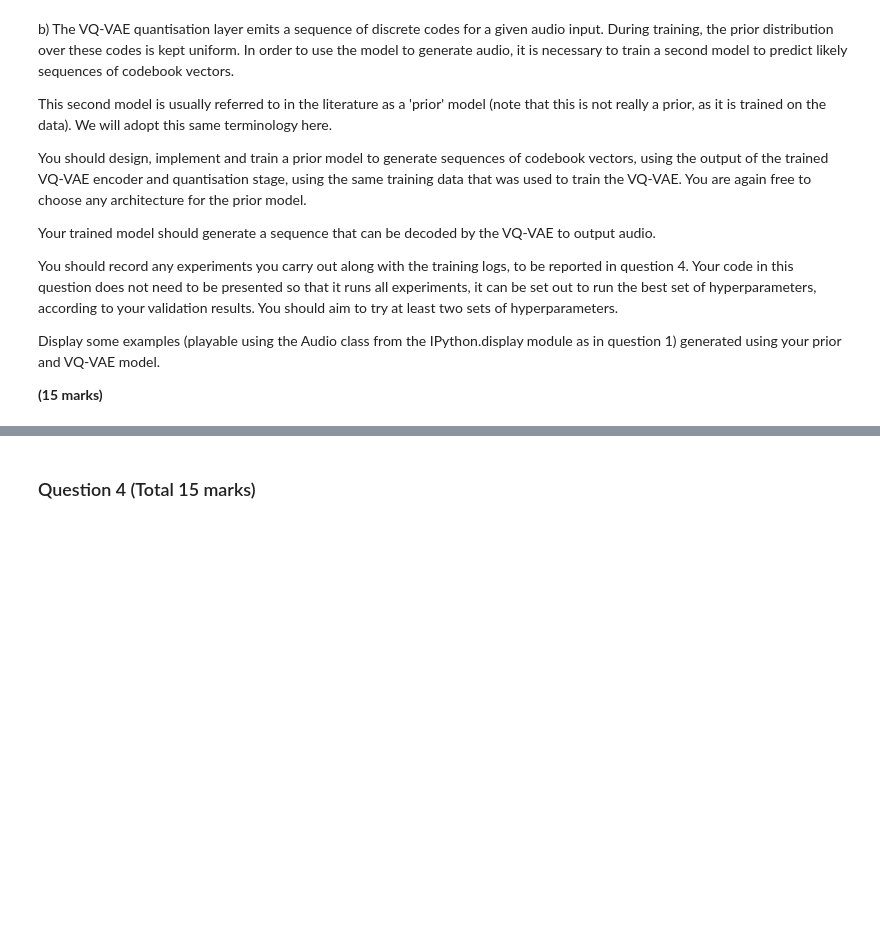
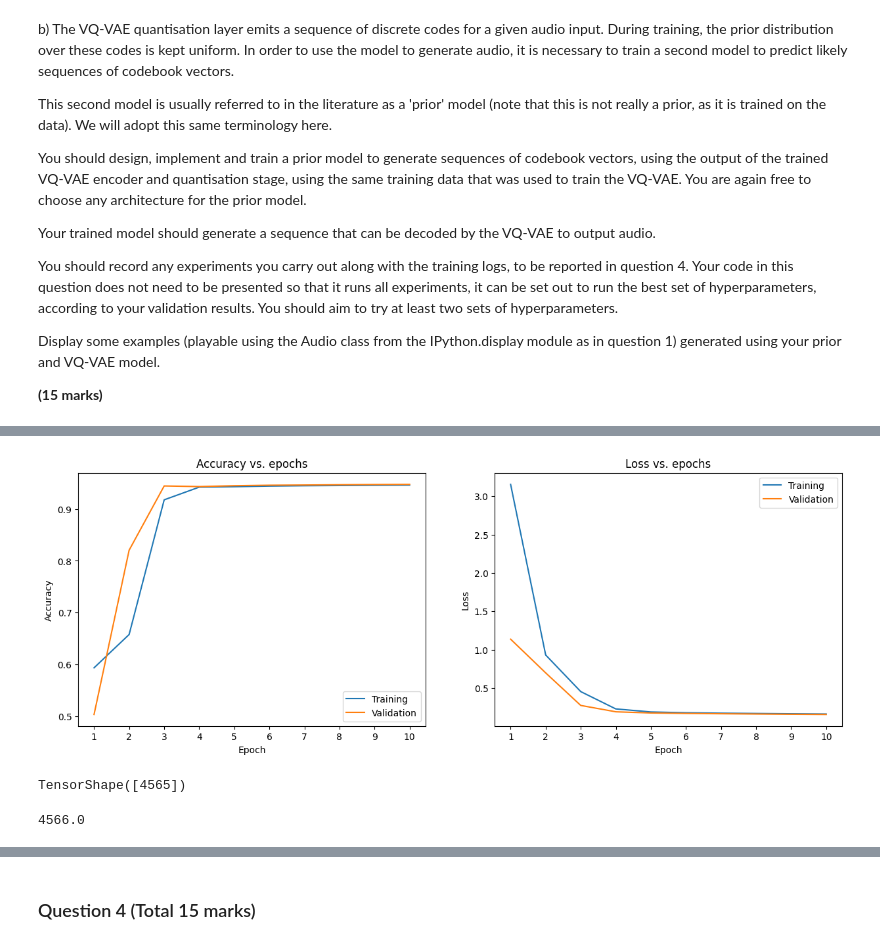
Before and after one commit to bloup1/Deep-Learning, a Jupyter notebook: Summative_assessment_3.ipynb, the cells around one changed output, grey strips where cells are left out. Cells and saved outputs as stored; diff of their text form; code cells hidden in the pictures; blank space fills up the shorter version.

```diff
--- a/Summative_assessment_3.ipynb
+++ b/Summative_assessment_3.ipynb
@@ -1266,0 +1081,4 @@ Display some examples (playable using the Audio class from the IPython.display m
+# %%
+train_cb_onematrix  = np.concatenate(train_cb_list)
+val_cb_onematrix    = np.concatenate(val_cb_list)
+test_cb_onematrix   = np.concatenate(test_cb_list)
@@ -1266,0 +1102,9 @@ Display some examples (playable using the Audio class from the IPython.display m
+# %%
+def inputs_and_targets(batch):
+    inputs = batch[:-1]
+    targets = batch[1:]
+    return inputs, targets
+
+train_ds_ar = train_slice_cb.map(inputs_and_targets).batch(64)
+val_ds_ar   = val_slice_cb.map(inputs_and_targets).batch(64)
+test_ds_ar  = test_slice_cb.map(inputs_and_targets).batch(64)
@@ -1266,0 +1222,6 @@ Display some examples (playable using the Audio class from the IPython.display m
+# %%
+rnn_model = get_model(sequence_dim = 128, embedding_dim = 64, gru_units = 256)
+rnn_model.summary()
+
+history = rnn_model.fit(train_ds_ar, validation_data=val_ds_ar, epochs=10,
+                        callbacks=[tf.keras.callbacks.EarlyStopping(patience=3)])
@@ -1266,0 +1266,28 @@ Display some examples (playable using the Audio class from the IPython.display m
+# %%
+# Run this cell to plot accuracy vs epoch and loss vs epoch
+
+plt.figure(figsize=(15,5))
+plt.subplot(121)
+plt.plot(history.history['preds_sequence_sparse_categorical_accuracy'])
+plt.plot(history.history['val_preds_sequence_sparse_categorical_accuracy'])
+plt.title('Accuracy vs. epochs')
+plt.ylabel('Accuracy')
+plt.xlabel('Epoch')
+plt.xticks(np.arange(len(history.history['preds_sequence_sparse_categorical_accuracy'])))
+ax = plt.gca()
+ax.set_xticklabels(1 + np.arange(len(history.history['preds_sequence_sparse_categorical_accuracy'])))
+plt.legend(['Training', 'Validation'], loc='lower right')
+
+plt.subplot(122)
+plt.plot(history.history['loss'])
+plt.plot(history.history['val_loss'])
+plt.title('Loss vs. epochs')
+plt.ylabel('Loss')
+plt.xlabel('Epoch')
+plt.xticks(np.arange(len(history.history['preds_sequence_sparse_categorical_accuracy'])))
+ax = plt.gca()
+ax.set_xticklabels(1 + np.arange(len(history.history['preds_sequence_sparse_categorical_accuracy'])))
+plt.legend(['Training', 'Validation'], loc='upper right')
+plt.show()
+# %% [output]
+[figure, added]
@@ -1266,0 +1303,8 @@ Display some examples (playable using the Audio class from the IPython.display m
+# %%
+a_test_codebook.shape
+# %% [output]
+TensorShape([4565])
+# %%
+sound_max_length_padded/2/2
+# %% [output]
+4566.0
```
Also changed, not shown: parts of 70 cells of this notebook.
